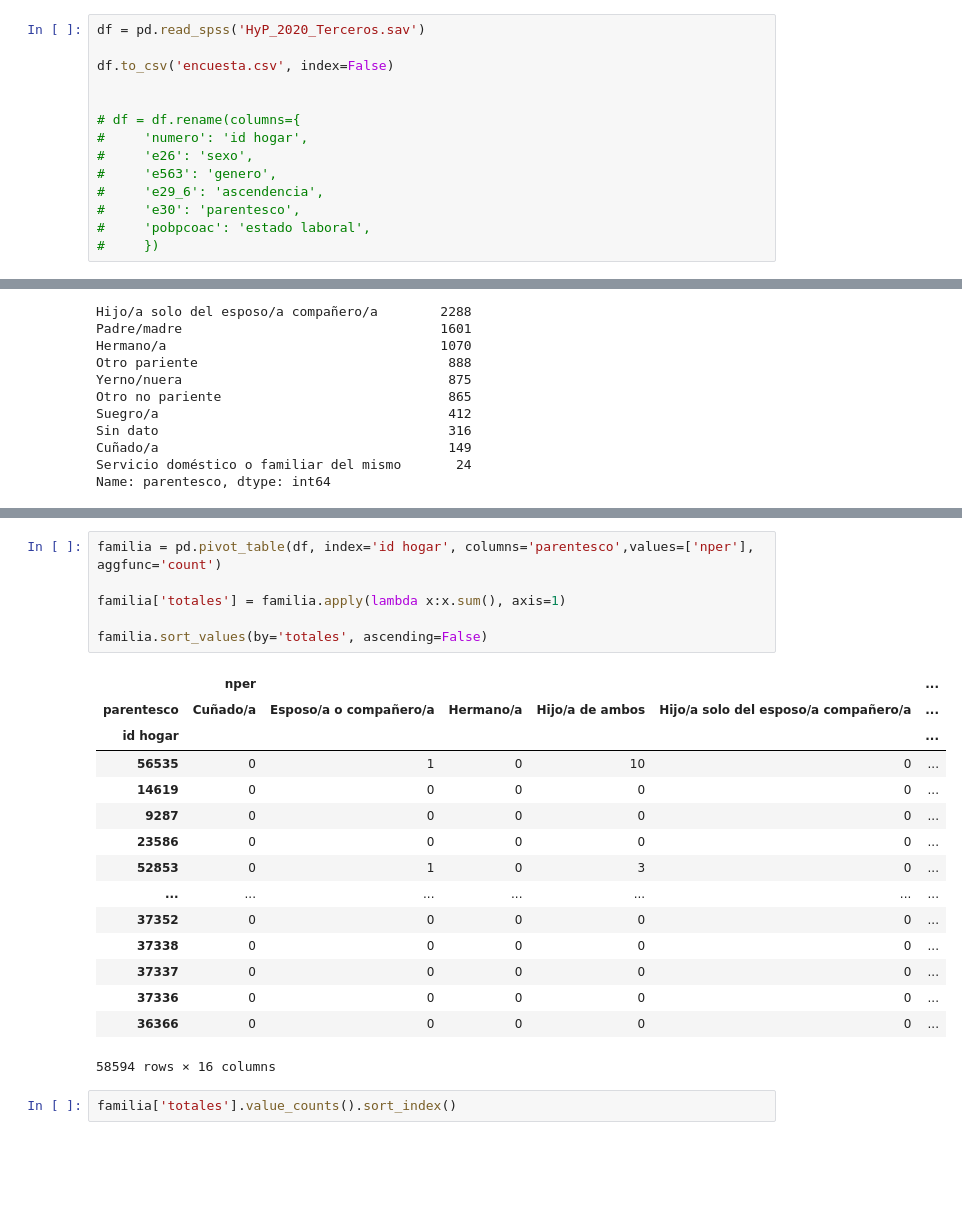
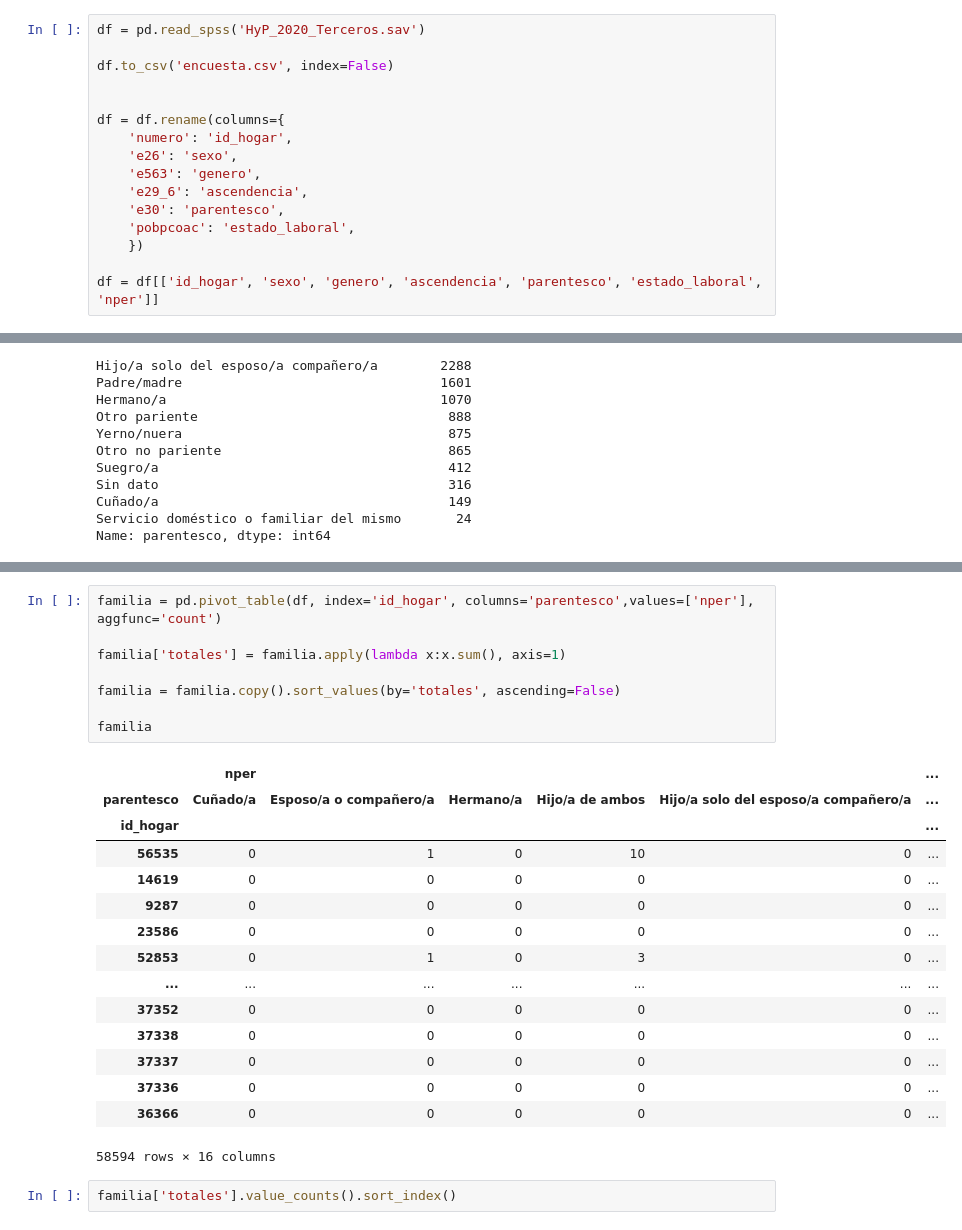
Before and after one commit to anicolon/coder_proyecto, a Jupyter notebook: hyp_2020/hyp_2020.ipynb, the cells around one changed output, grey strips where cells are left out. Cells and saved outputs as stored; diff of their text form; blank space fills up the shorter version.

```diff
--- a/hyp_2020/hyp_2020.ipynb
+++ b/hyp_2020/hyp_2020.ipynb
@@ -14,14 +14,16 @@ df = pd.read_spss('HyP_2020_Terceros.sav')
 df.to_csv('encuesta.csv', index=False)
 
 
-# df = df.rename(columns={
-#     'numero': 'id hogar',
-#     'e26': 'sexo',
-#     'e563': 'genero',
-#     'e29_6': 'ascendencia',
-#     'e30': 'parentesco',
-#     'pobpcoac': 'estado laboral',
-#     })
+df = df.rename(columns={
+    'numero': 'id_hogar',
+    'e26': 'sexo',
+    'e563': 'genero',
+    'e29_6': 'ascendencia',
+    'e30': 'parentesco',
+    'pobpcoac': 'estado_laboral',
+    })
+
+df = df[['id_hogar', 'sexo', 'genero', 'ascendencia', 'parentesco', 'estado_laboral', 'nper']]
 # %%
 df.sample(5)
 # %% [output]
@@ -155,13 +132,15 @@ df[['id hogar', 'nper']].groupby(by='id hogar').count().sort_values(by='nper', a
 # %%
-familia = pd.pivot_table(df, index='id hogar', columns='parentesco',values=['nper'], aggfunc='count')
+familia = pd.pivot_table(df, index='id_hogar', columns='parentesco',values=['nper'], aggfunc='count')
 
 familia['totales'] = familia.apply(lambda x:x.sum(), axis=1)
 
-familia.sort_values(by='totales', ascending=False)
+familia = familia.copy().sort_values(by='totales', ascending=False)
+
+familia
 # %% [output]
 |  | nper |  |  |  |  | ... |
 | parentesco | Cuñado/a | Esposo/a o compañero/a | Hermano/a | Hijo/a de ambos | Hijo/a solo del esposo/a compañero/a | ... |
-| id hogar |  |  |  |  |  | ... |
+| id_hogar |  |  |  |  |  | ... |
 | 56535 | 0 | 1 | 0 | 10 | 0 | ... |
 | 14619 | 0 | 0 | 0 | 0 | 0 | ... |
 | 9287 | 0 | 0 | 0 | 0 | 0 | ... |
```
Also changed, not shown: parts of 11 cells of this notebook, 1 other file.
